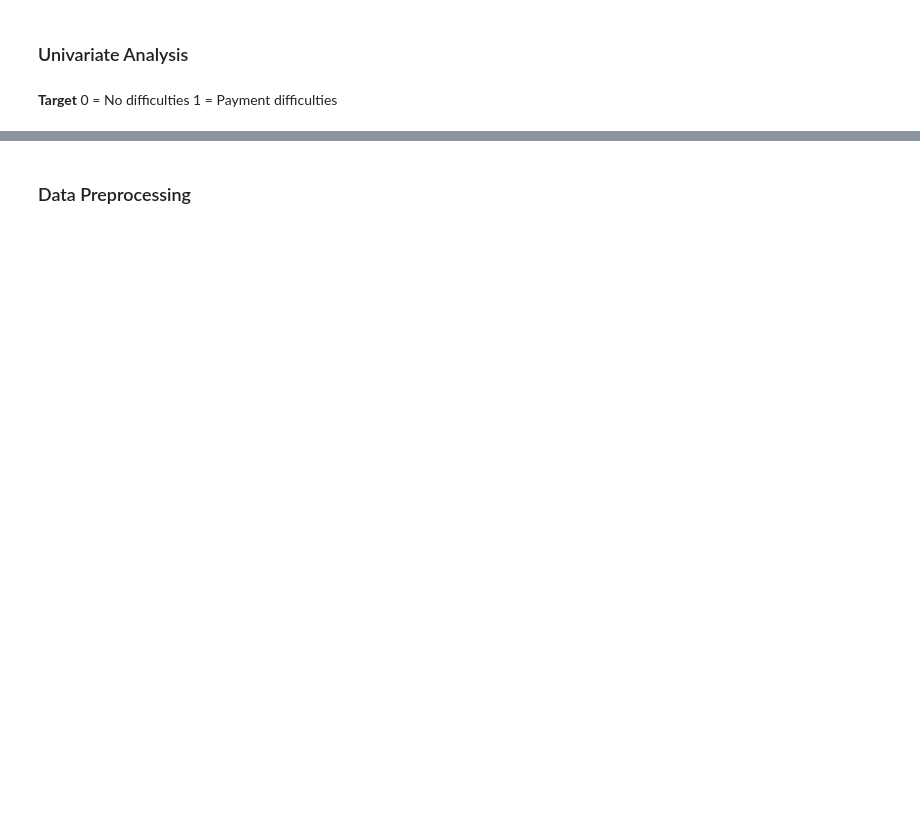
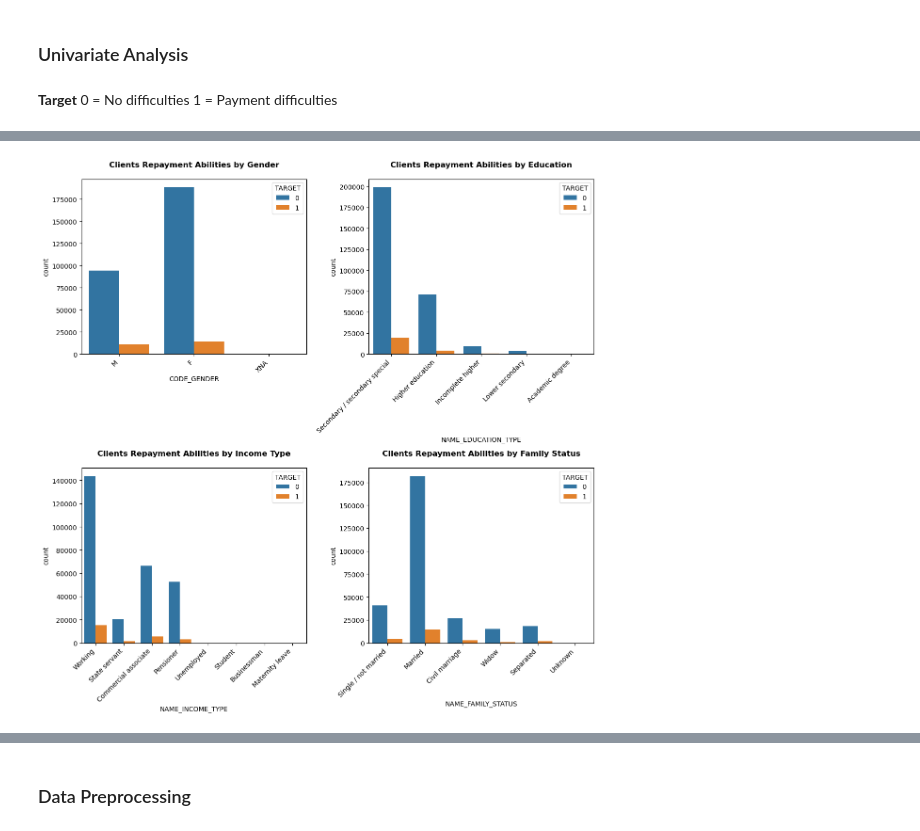
Before and after one commit to regitafif/PBI_HomeCreditScorecard, a Jupyter notebook: scorecard model.ipynb, the cells around one changed output, grey strips where cells are left out. Cells and saved outputs as stored; diff of their text form; code cells hidden in the pictures; blank space fills up the shorter version.

```diff
--- a/scorecard model.ipynb
+++ b/scorecard model.ipynb
@@ -273,0 +442,2 @@ plt.show()
+# %%
+dfeda = apptrain2.copy()
@@ -273,0 +453,22 @@ plt.show()
+# %%
+fig, ax = plt.subplots(2, 2, figsize=(12, 12))
+
+ax[0][0].set_title('Clients Repayment Abilities by Gender\n', fontweight='bold', fontsize=12)
+sns.countplot(x='CODE_GENDER', data=dfeda, hue='TARGET', ax=ax[0][0])
+
+ax[0][1].set_title('Clients Repayment Abilities by Education\n', fontweight='bold', fontsize=12)
+sns.countplot(x='NAME_EDUCATION_TYPE', data=dfeda, hue='TARGET', ax=ax[0][1])
+ax[0][1].set_xticklabels(ax[0][1].get_xticklabels(), rotation=45, ha='right')
+
+ax[1][0].set_title('Clients Repayment Abilities by Income Type\n', fontweight='bold', fontsize=12)
+sns.countplot(x='NAME_INCOME_TYPE', data=dfeda, hue='TARGET', ax=ax[1][0])
+ax[1][0].set_xticklabels(ax[1][0].get_xticklabels(), rotation=45, ha='right')
+
+ax[1][1].set_title('Clients Repayment Abilities by Family Status\n', fontweight='bold', fontsize=12)
+sns.countplot(x='NAME_FAMILY_STATUS', data=dfeda, hue='TARGET', ax=ax[1][1])
+ax[1][1].set_xticklabels(ax[1][1].get_xticklabels(), rotation=45, ha='right')
+
+plt.tight_layout()
+plt.show()
+# %% [output]
+[figure, added]
```
Also changed, not shown: parts of 54 cells of this notebook.
